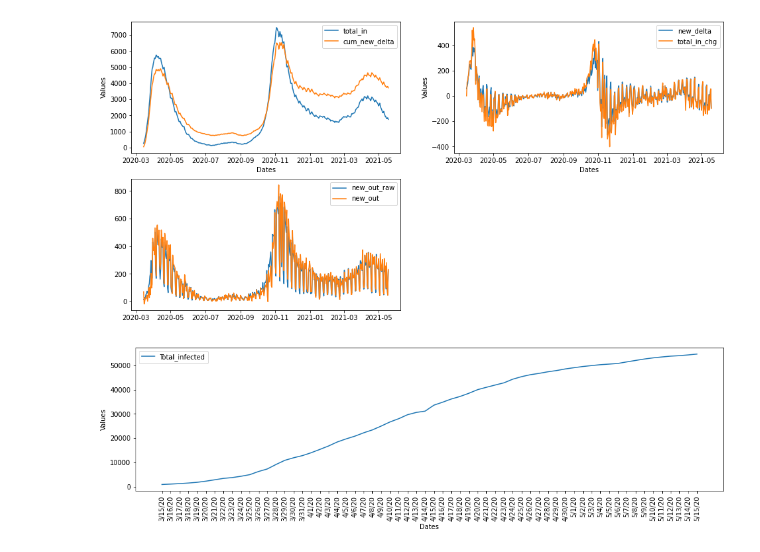
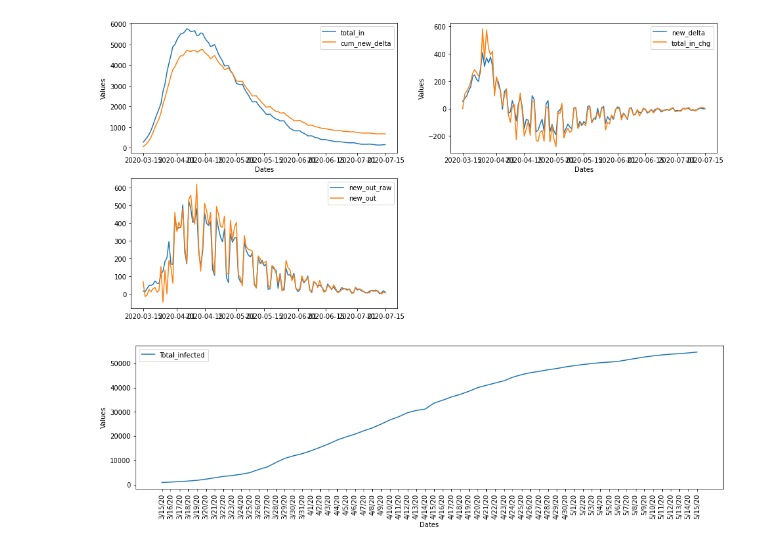
Before and after one commit to OD1992/Python-programs, a Jupyter notebook: Change_point_belgium.ipynb, the cells around one changed output. Saved outputs shown, nothing was run; the diff lists cells and outputs as text; code cells hidden in the pictures.

```diff
--- a/Change_point_belgium.ipynb
+++ b/Change_point_belgium.ipynb
@@ -38,7 +56,7 @@ sw_districts = 'sum'  # !! Default: 'sum'. If 'sum', sums over all districts (i.
 # This link was provided on 22 June 2020 by Alexey Medvedev on the "Re R0 estimation" channel of the O365G-covidata team on MS-Teams.
 # The link can be reached from https://epistat.wiv-isp.be/covid/
 # Some explanations can be found at https://epistat.sciensano.be/COVID19BE_codebook.pdf
-data_url='/COVID19BE_HOSP_2021-05-16.csv'
+data_url='/COVID19BE_HOSP_2020-07-16.csv'
 data_raw = pd.read_csv(data_url)  # !! changed:21PA
 #fields = ['DATE', 'NR_REPORTING', 'TOTAL_IN','TOTAL_IN_ICU','TOTAL_IN_RESP','TOTAL_IN_ECMO','NEW_IN','NEW_OUT']
 
@@ -100,34 +118,34 @@ for cnt_district in range(nb_districts):
     cum_new_delta = np.cumsum(new_delta)
     total_in_chg = np.hstack(([0],np.diff(total_in))) #difference between x[i+1]-x[i]
     # Problem: new_delta and total_in_chg are different, though they are sometimes close.
     # Cum_new_delta does not go back to something close to zero, whereas it should. Hence I should not trust it.
     # I'm going to trust total_in and new_in. I deduce new_out_fixed by:
     new_out = new_in - total_in_chg   # fixed new_out
     data_totinout = np.c_[total_in,new_in,new_out]  # store total_in, new_in, and new_iout in an arraw with 3 columns
 
     # Show Belgian data in figures:
     plt.figure(figsize=(16,8))
     plt.subplot(2,2,1)
     plt.plot(Dates, total_in)
     plt.plot(Dates,cum_new_delta)
     plt.xlabel("Dates")
     plt.ylabel("Values")
     plt.legend(("total_in","cum_new_delta"))
     #plt.ylim([0,1000])
 
     plt.subplot(2,2,2)
     plt.plot(Dates,new_delta)
     plt.plot(Dates,total_in_chg)
     plt.xlabel("Dates")
     plt.ylabel("Values")
     plt.legend(("new_delta","total_in_chg"))
 
     plt.subplot(2,2,3)
     plt.plot(Dates,new_out_raw)
     plt.plot(Dates,new_out)
     plt.legend(("new_out_raw","new_out"))
 # %% [output]
-[figure, old version]
+[figure, new version]
 # %%
 hospi=data.TOTAL_IN[:62] #hospitalization cases between 2020/03/15 and 2020/05/15
 plt.figure(figsize=(16,4))
```
Also changed, not shown: parts of 2 cells of this notebook.
